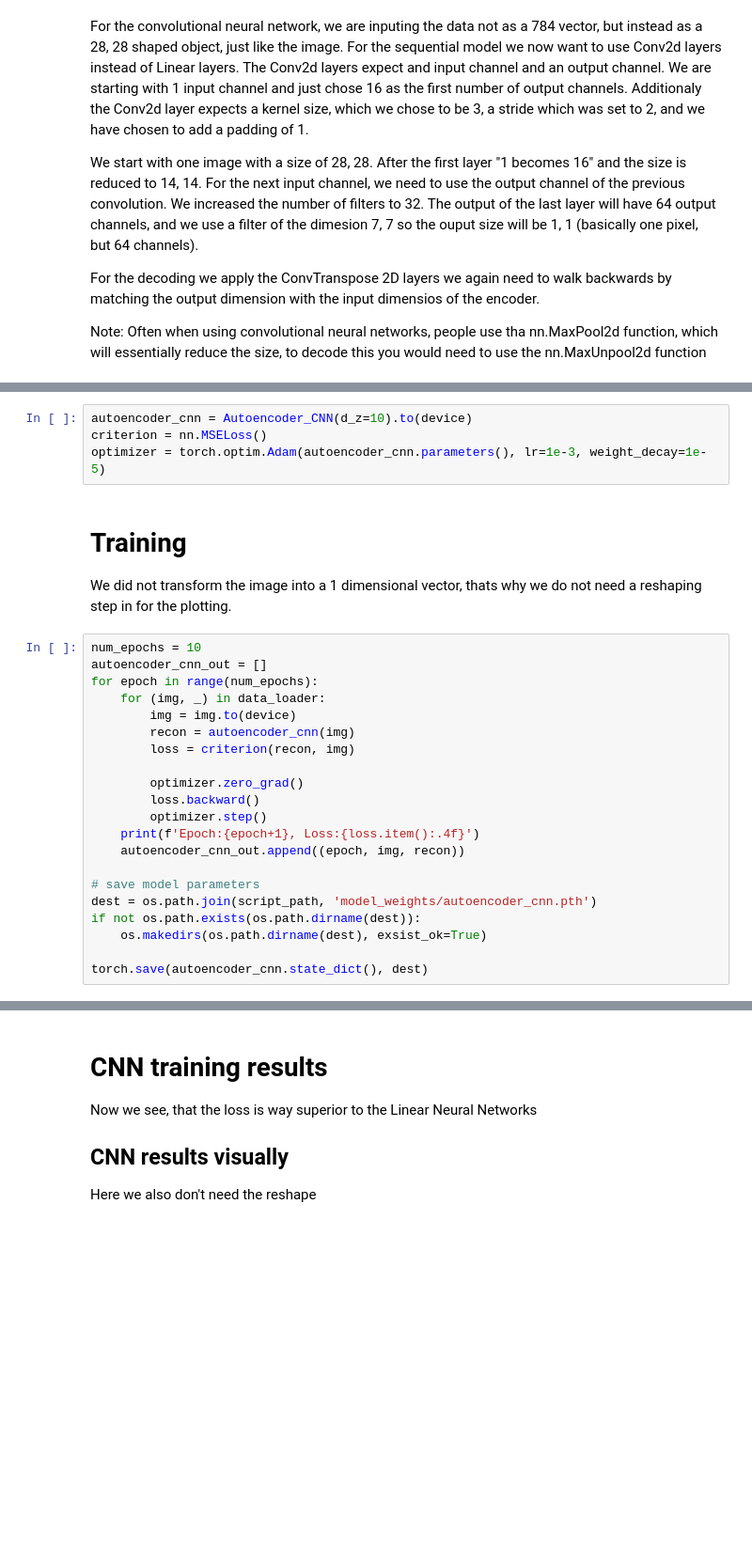
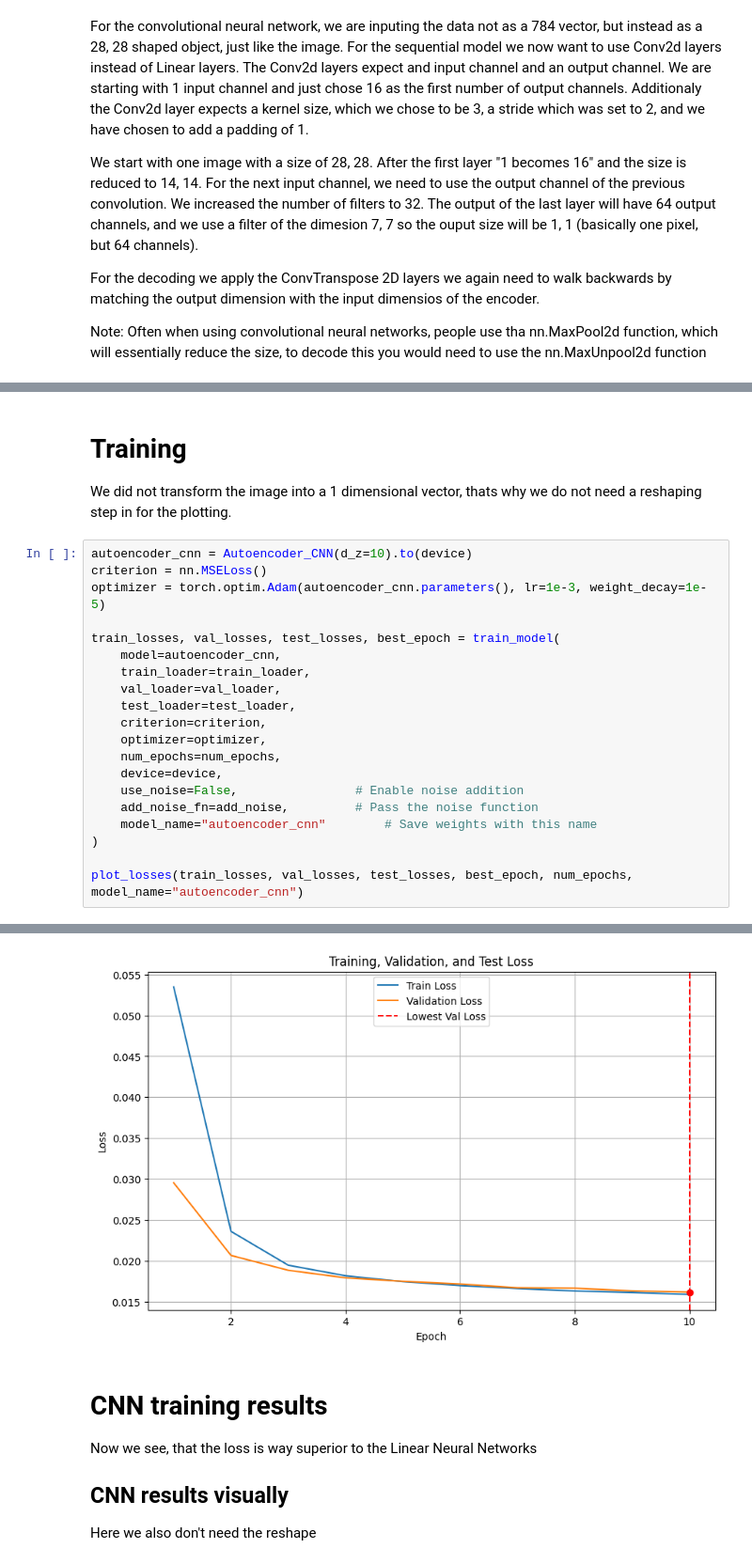
Before and after one commit to jonfunk21/ML4Proteins, a Jupyter notebook: 02_Representations/Autoencoders.ipynb, the cells around one changed output, grey strips where cells are left out. Shown: that part at 94% size. Saved outputs shown, nothing was run; the diff lists cells and outputs as text; blank space fills up the shorter version.

```diff
--- a/02_Representations/Autoencoders.ipynb
+++ b/02_Representations/Autoencoders.ipynb
@@ -392,31 +447,27 @@ class Autoencoder_CNN(nn.Module):
         z = self.encoder(x)
         recon = self.decoder(z)
         return recon
-# %%
-autoencoder_cnn = Autoencoder_CNN(d_z=10).to(device)
-criterion = nn.MSELoss()
-optimizer = torch.optim.Adam(autoencoder_cnn.parameters(), lr=1e-3, weight_decay=1e-5)
 # %% [markdown]
 # Training
 We did not transform the image into a 1 dimensional vector, thats why we do not need a reshaping step in for the plotting.
 # %%
-num_epochs = 10
-autoencoder_cnn_out = []
-for epoch in range(num_epochs):
-    for (img, _) in data_loader:
-        img = img.to(device)
-        recon = autoencoder_cnn(img)
-        loss = criterion(recon, img)
+autoencoder_cnn = Autoencoder_CNN(d_z=10).to(device)
+criterion = nn.MSELoss()
+optimizer = torch.optim.Adam(autoencoder_cnn.parameters(), lr=1e-3, weight_decay=1e-5)
 
-        optimizer.zero_grad()
-        loss.backward()
-        optimizer.step()
-    print(f'Epoch:{epoch+1}, Loss:{loss.item():.4f}')
-    autoencoder_cnn_out.append((epoch, img, recon))
+train_losses, val_losses, test_losses, best_epoch = train_model(
+    model=autoencoder_cnn,
+    train_loader=train_loader,
+    val_loader=val_loader,
+    test_loader=test_loader,
+    criterion=criterion,
+    optimizer=optimizer,
+    num_epochs=num_epochs,
+    device=device,
+    use_noise=False,                # Enable noise addition
+    add_noise_fn=add_noise,         # Pass the noise function
+    model_name="autoencoder_cnn"        # Save weights with this name
+)
 
-# save model parameters
-dest = os.path.join(script_path, 'model_weights/autoencoder_cnn.pth')
-if not os.path.exists(os.path.dirname(dest)):
-    os.makedirs(os.path.dirname(dest), exsist_ok=True)
-
-torch.save(autoencoder_cnn.state_dict(), dest)
+plot_losses(train_losses, val_losses, test_losses, best_epoch, num_epochs, model_name="autoencoder_cnn")
+# %% [output]
@@ -423,3 +485,4 @@ torch.save(autoencoder_cnn.state_dict(), dest)
+[figure, added]
 # %% [markdown]
 # CNN training results
 
```
Also changed, not shown: parts of 25 cells of this notebook, 12 other files.
